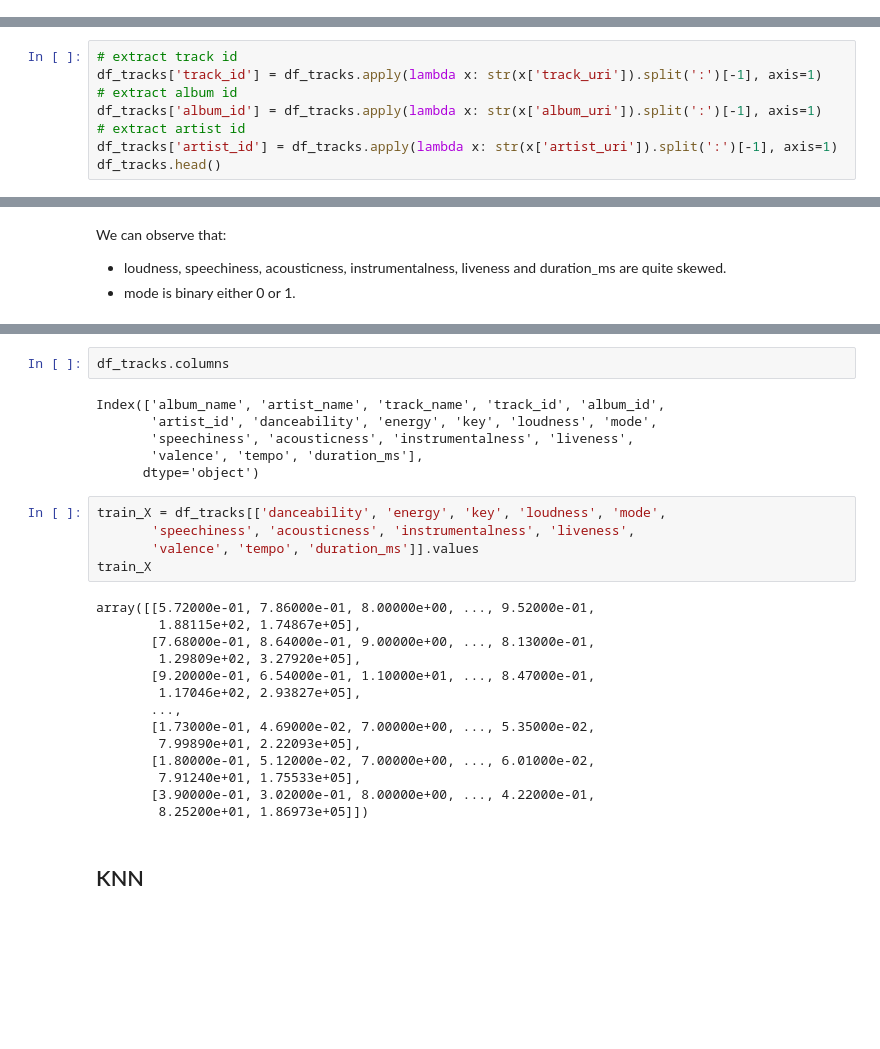
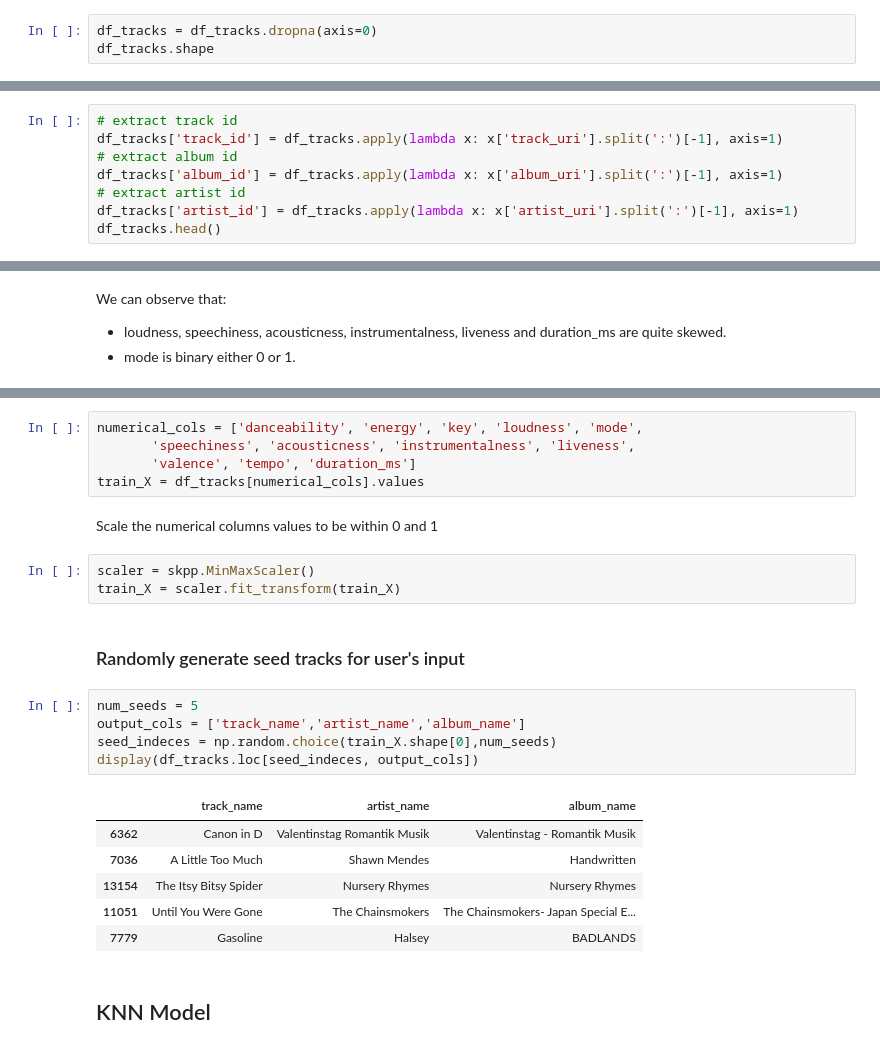
Before and after one commit to RoyWang21/musicmatcher, a Jupyter notebook: Music_Matcher_Demo.ipynb, the cells around one changed output, grey strips where cells are left out. Drawn from its saved outputs; the diff is of its cells as text; blank space fills up the shorter version.

```diff
--- a/Music_Matcher_Demo.ipynb
+++ b/Music_Matcher_Demo.ipynb
@@ -61,0 +92,3 @@ df_item_features = df_item_features[['id', 'danceability', 'energy', 'key', 'lou
+# %%
+df_tracks = df_tracks.dropna(axis=0)
+df_tracks.shape
@@ -63,11 +98,11 @@ df_item_features = df_item_features[['id', 'danceability', 'energy', 'key', 'lou
 Item key to join: the suffix of track_uri in df_tracks, the id in df_item_features
 # %%
 # extract track id
-df_tracks['track_id'] = df_tracks.apply(lambda x: str(x['track_uri']).split(':')[-1], axis=1)
+df_tracks['track_id'] = df_tracks.apply(lambda x: x['track_uri'].split(':')[-1], axis=1)
 # extract album id
-df_tracks['album_id'] = df_tracks.apply(lambda x: str(x['album_uri']).split(':')[-1], axis=1)
+df_tracks['album_id'] = df_tracks.apply(lambda x: x['album_uri'].split(':')[-1], axis=1)
 # extract artist id
-df_tracks['artist_id'] = df_tracks.apply(lambda x: str(x['artist_uri']).split(':')[-1], axis=1)
+df_tracks['artist_id'] = df_tracks.apply(lambda x: x['artist_uri'].split(':')[-1], axis=1)
 df_tracks.head()
 # %% [output]
 |  | album_name | album_uri | artist_name | artist_uri | track_name | track_uri | track_id | album_id | artist_id |
@@ -184,30 +194,27 @@ standardizing, scaling, outlier removal
-# %%
-df_tracks.columns
-# %% [output]
-Index(['album_name', 'artist_name', 'track_name', 'track_id', 'album_id',
-       'artist_id', 'danceability', 'energy', 'key', 'loudness', 'mode',
-       'speechiness', 'acousticness', 'instrumentalness', 'liveness',
-       'valence', 'tempo', 'duration_ms'],
-      dtype='object')
 # %%
-train_X = df_tracks[['danceability', 'energy', 'key', 'loudness', 'mode',
+numerical_cols = ['danceability', 'energy', 'key', 'loudness', 'mode',
        'speechiness', 'acousticness', 'instrumentalness', 'liveness',
-       'valence', 'tempo', 'duration_ms']].values
-train_X
+       'valence', 'tempo', 'duration_ms']
+train_X = df_tracks[numerical_cols].values
-# %% [output]
-array([[5.72000e-01, 7.86000e-01, 8.00000e+00, ..., 9.52000e-01,
-        1.88115e+02, 1.74867e+05],
-       [7.68000e-01, 8.64000e-01, 9.00000e+00, ..., 8.13000e-01,
-        1.29809e+02, 3.27920e+05],
-       [9.20000e-01, 6.54000e-01, 1.10000e+01, ..., 8.47000e-01,
-        1.17046e+02, 2.93827e+05],
-       ...,
-       [1.73000e-01, 4.69000e-02, 7.00000e+00, ..., 5.35000e-02,
-        7.99890e+01, 2.22093e+05],
-       [1.80000e-01, 5.12000e-02, 7.00000e+00, ..., 6.01000e-02,
-        7.91240e+01, 1.75533e+05],
-       [3.90000e-01, 3.02000e-01, 8.00000e+00, ..., 4.22000e-01,
-        8.25200e+01, 1.86973e+05]])
+# %% [markdown]
+Scale the numerical columns values to be within 0 and 1
+# %%
+scaler = skpp.MinMaxScaler()
+train_X = scaler.fit_transform(train_X)
+# %% [markdown]
+### Randomly generate seed tracks for user's input
+# %%
+num_seeds = 5
+output_cols = ['track_name','artist_name','album_name']
+seed_indeces = np.random.choice(train_X.shape[0],num_seeds)
+display(df_tracks.loc[seed_indeces, output_cols])
+# %% [output]
+|  | track_name | artist_name | album_name |
+| 6362 | Canon in D | Valentinstag Romantik Musik | Valentinstag - Romantik Musik |
+| 7036 | A Little Too Much | Shawn Mendes | Handwritten |
+| 13154 | The Itsy Bitsy Spider | Nursery Rhymes | Nursery Rhymes |
+| 11051 | Until You Were Gone | The Chainsmokers | The Chainsmokers- Japan Special E... |
+| 7779 | Gasoline | Halsey | BADLANDS |
 # %% [markdown]
-## KNN
+## KNN Model
 # %%
```
Also changed, not shown: parts of 14 cells of this notebook.
